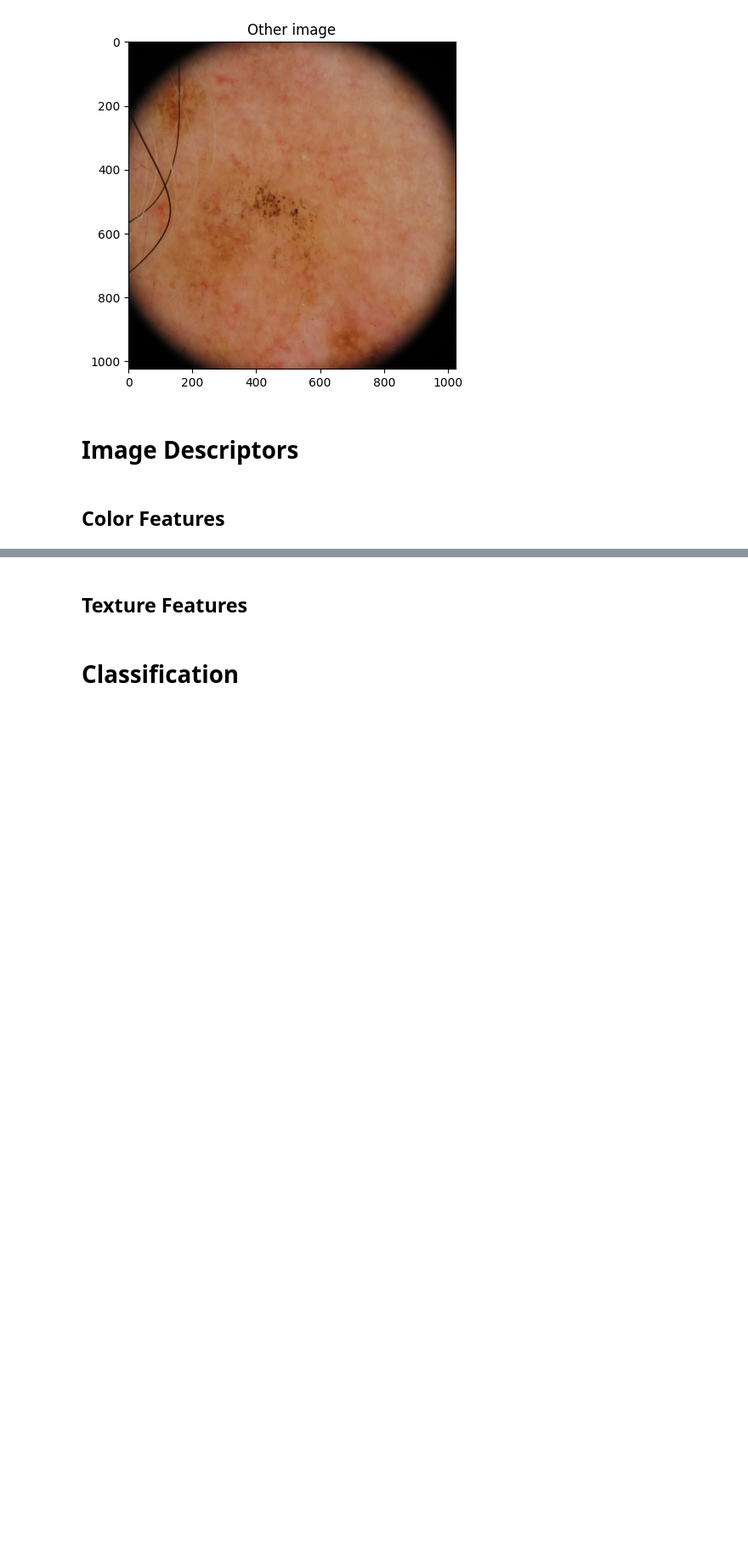
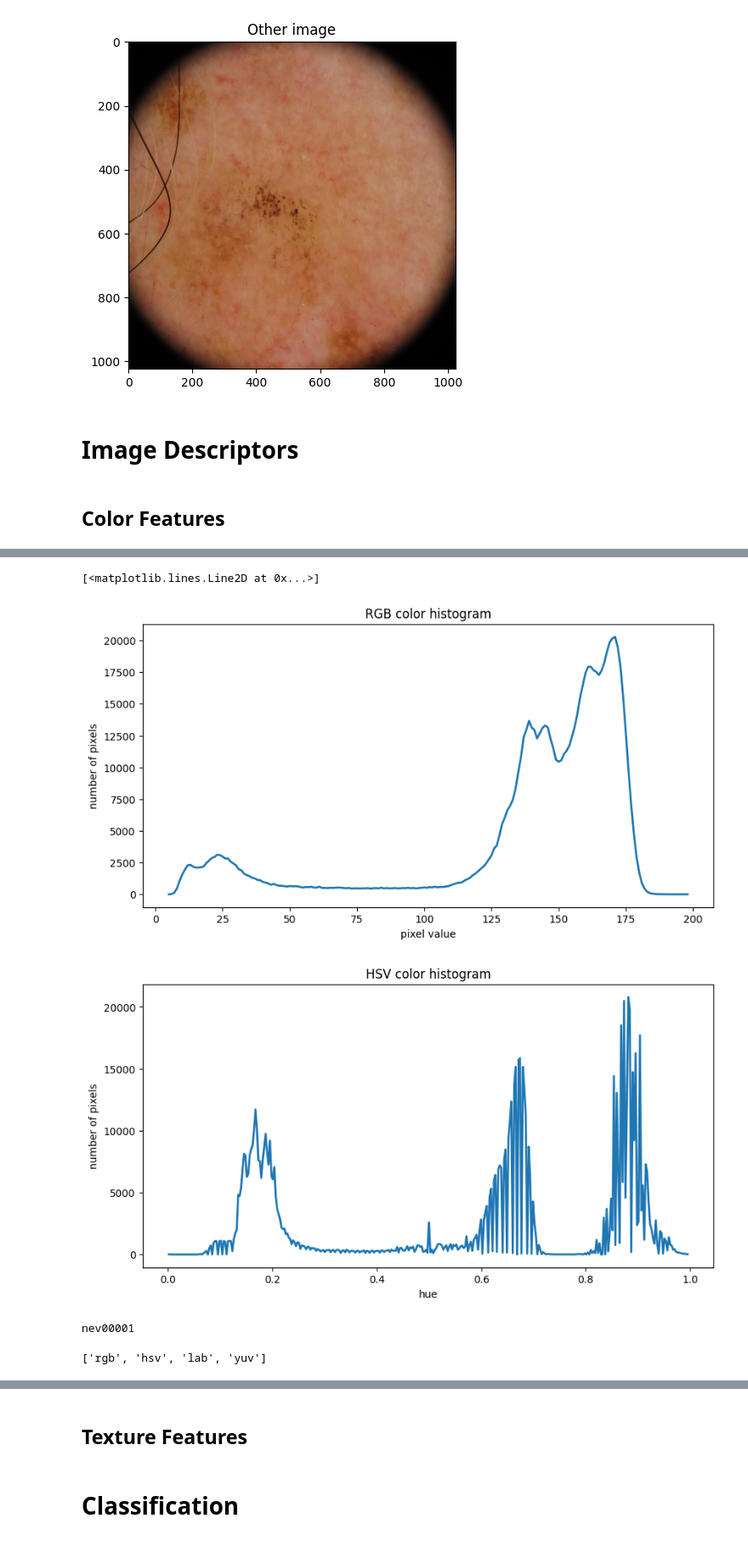
Before and after one commit to leonardopl/cad-project, a Jupyter notebook: challenge-1.ipynb, the cells around one changed output, grey strips where cells are left out. Shown at 85% size. Cells and saved outputs as stored; diff of their text form; code cells hidden in the pictures; blank space fills up the shorter version.

```diff
--- a/challenge-1.ipynb
+++ b/challenge-1.ipynb
@@ -131 +131,20 @@ for cs in color_spaces:
 [figure]
+# %%
+# check the optimal number of bins for each color space and channel using the Freedman-Diaconis rule
+
+# load the first nevus image
+image = io.imread(os.path.join(nevus_path, nevus_filenames[1000]))
+# load the first other image
+# image = io.imread(os.path.join(others_path, others_filenames[4]))
+
+cs = ['rgb', 'hsv', 'lab', 'yuv']
+bins = {}
+for color_space in cs:
+    bins_cs = []
+    image_cs = set_colorspace(image, color_space)
+    for i in range(image.shape[2]):
+        bins_cs.append(np.histogram_bin_edges(image_cs[:,:,i], bins='fd').shape[0] - 1)
+
+    bins[color_space] = bins_cs
+
+print(bins)
@@ -132,3 +287,36 @@ for cs in color_spaces:
+# %%
+# Import the required libraries
+import numpy as np
+import pandas as pd
+from skimage.exposure import histogram
+
+# Read the image file
+img = nevus_image
+
+# compute and plot RGB color histogram
+hist, hist_centers = histogram(img, nbins=256)
+
+# plot the histogram
+plt.figure()
+plt.title('RGB color histogram')
+plt.xlabel('pixel value')
+plt.ylabel('number of pixels')
+plt.plot(hist_centers, hist, lw=2)
+
+# compute and plot HSV color histogram
+img_hsv = rgb2hsv(img)
+hist_hsv, hist_centers_hsv = histogram(img_hsv, nbins=360)
+
+# plot the histogram
+plt.figure()
+plt.title('HSV color histogram')
+plt.xlabel('hue')
+plt.ylabel('number of pixels')
+plt.plot(hist_centers_hsv, hist_hsv, lw=2)
+# %% [output]
+[<matplotlib.lines.Line2D at 0x...>]
+[figure, added]
+[figure, added]
 # %%
 # rgb color space represents an image as a 3D array of red, green, and blue channels
 # each channel is a 2D array of pixel values ranging from 0 to 255
@@ -175,0 +364,7 @@ def extract_features(filename, input_path, output_path, color_spaces, bins):
+# %%
+print(nevus_filenames[0].split('.')[0])
+
+# # remove 3 first letters and convert to int
+# int(nevus_filenames[0][3:-4])
+# %% [output]
+nev00001
@@ -175,0 +418,4 @@ def extract_features(filename, input_path, output_path, color_spaces, bins):
+# %%
+color_spaces
+# %% [output]
+['rgb', 'hsv', 'lab', 'yuv']
```
Also changed, not shown: parts of 24 cells of this notebook.
